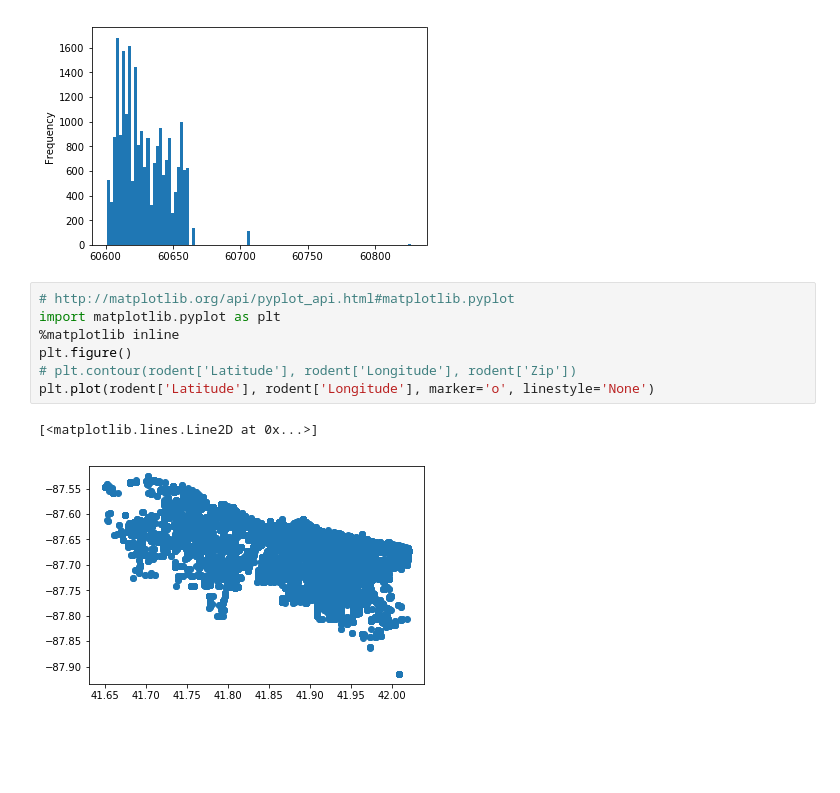
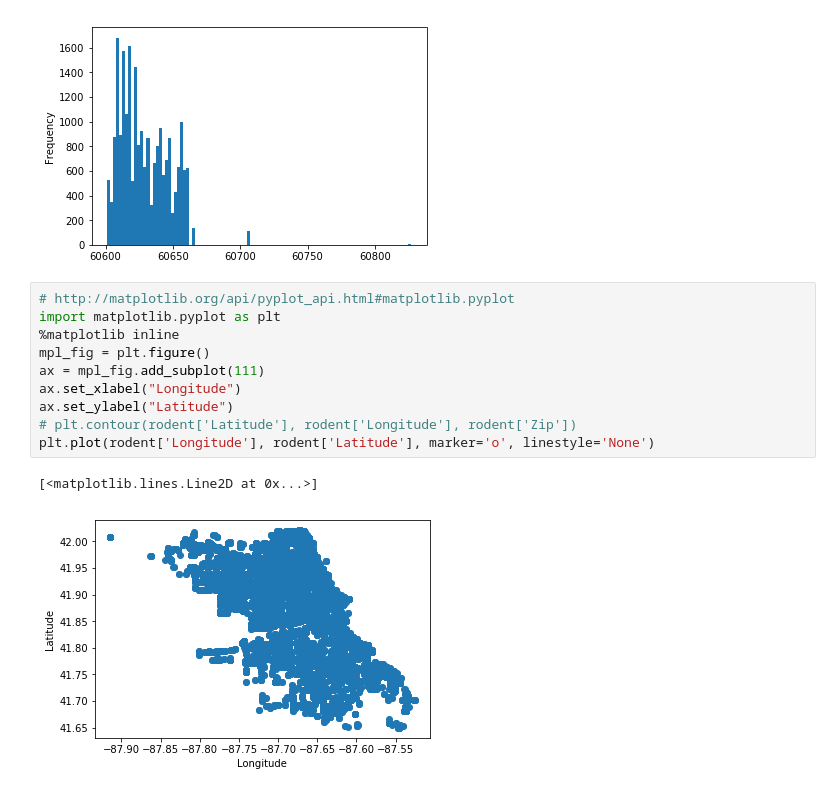
Before and after one commit to beepscore/Learn-Python-Through-Public-Data-Hacking, a Jupyter notebook: inspections.ipynb, the cells around one changed output. Cells and saved outputs as stored; diff of their text form; blank space fills up the shorter version.

Commit message:
In xy plot change latitude and longitude. Label axes.

```diff
--- a/inspections.ipynb
+++ b/inspections.ipynb
@@ -84,10 +84,13 @@ rodent['Zip'].plot.hist(bins=100)
 # %%
 # http://matplotlib.org/api/pyplot_api.html#matplotlib.pyplot
 import matplotlib.pyplot as plt
 %matplotlib inline
-plt.figure()
+mpl_fig = plt.figure()
+ax = mpl_fig.add_subplot(111)
+ax.set_xlabel("Longitude")
+ax.set_ylabel("Latitude")
 # plt.contour(rodent['Latitude'], rodent['Longitude'], rodent['Zip'])
-plt.plot(rodent['Latitude'], rodent['Longitude'], marker='o', linestyle='None')
+plt.plot(rodent['Longitude'], rodent['Latitude'], marker='o', linestyle='None')
 # %% [output]
 [<matplotlib.lines.Line2D at 0x...>]
-[figure, old version]
+[figure, new version]
```
